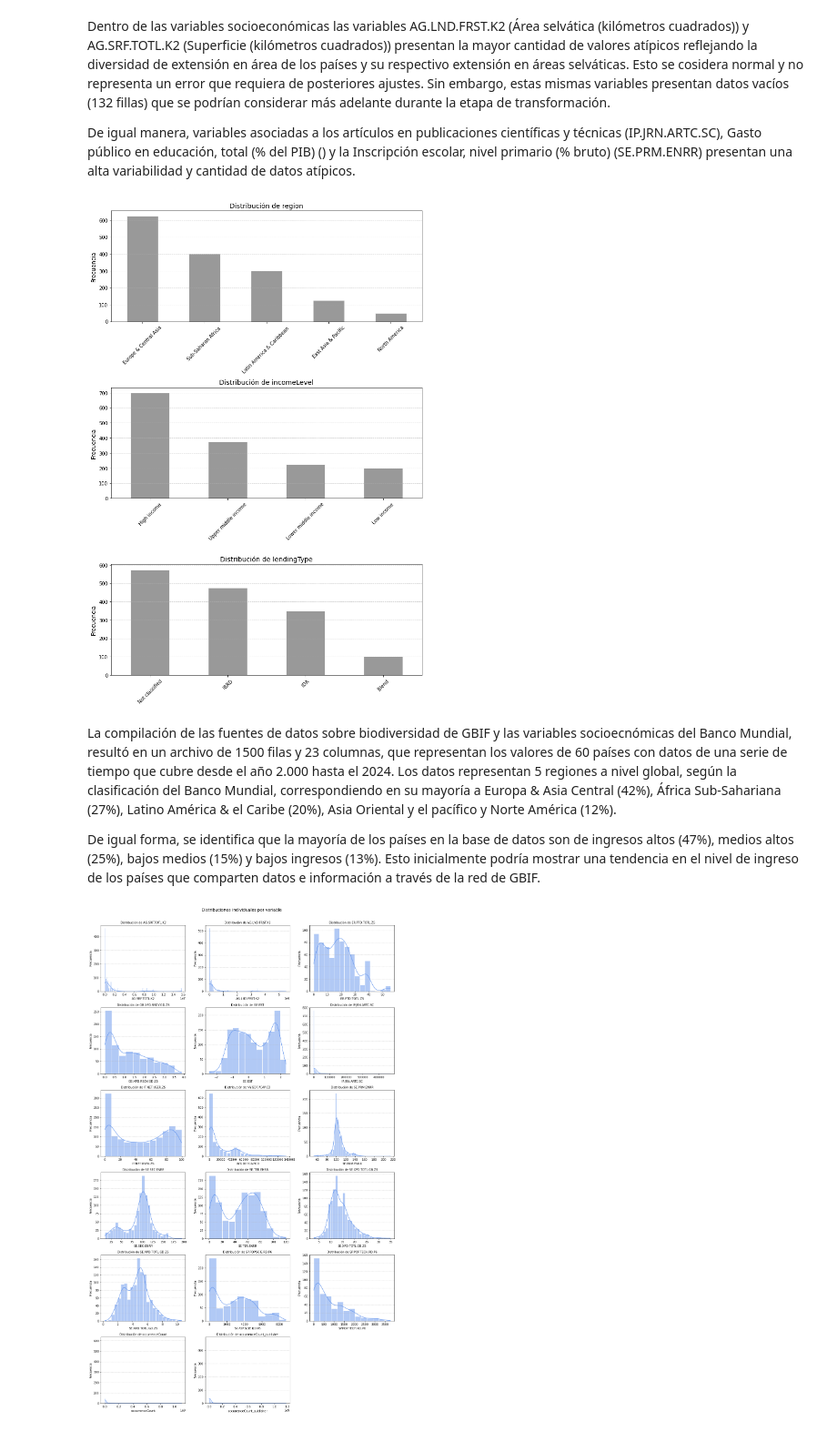
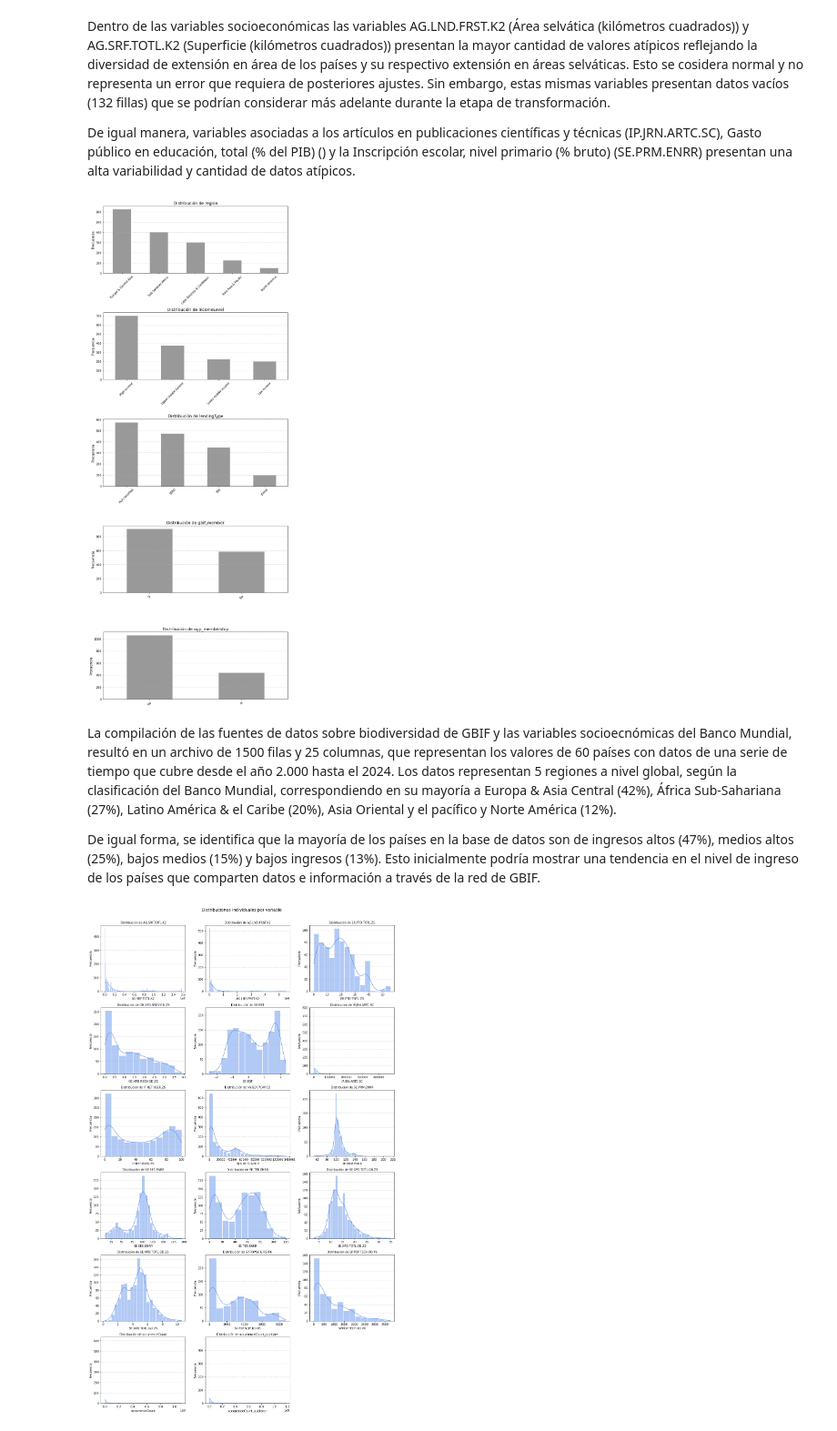
Before and after one commit to rortizgeo/Maestria_CD_Proyecto-Aplicado, a Jupyter notebook: PA_dataAnalysis.ipynb, the cells around one changed output. Shown at 91% size. Saved outputs shown, nothing was run; the diff lists cells and outputs as text; code cells hidden in the pictures.

Commit message:
Inclusión variables y transformación datos faltantes

```diff
--- a/PA_dataAnalysis.ipynb
+++ b/PA_dataAnalysis.ipynb
@@ -345,0 +520,27 @@ De forma general, se identifica que hay 1,405 filas con almenos un dato faltante
+# %%
+# Asegurarse de que la columna 'year' esté en formato numérico
+Data['year'] = pd.to_numeric(Data['year'], errors='coerce')
+
+# Agrupar por año y calcular el porcentaje de valores faltantes por fila
+missing_by_year = (
+    Data.groupby('year')
+    .apply(lambda df: df.isna().sum().sum() / df.size * 100)
+    .reset_index(name='Porcentaje_faltantes')
+)
+
+# Mostrar resultados ordenados
+missing_by_year.sort_values(by='year', inplace=True)
+print(missing_by_year)
+
+
+
+import matplotlib.pyplot as plt
+
+plt.figure(figsize=(10, 5))
+plt.plot(missing_by_year['year'], missing_by_year['Porcentaje_faltantes'], marker='o')
+plt.title('Porcentaje de datos faltantes por año')
+plt.xlabel('Año')
+plt.ylabel('Porcentaje de valores faltantes (%)')
+plt.grid(True, linestyle='--', alpha=0.7)
+plt.tight_layout()
+plt.show()
@@ -485,33 +705,33 @@ De igual manera, variables asociadas a los artículos en publicaciones científi
 # %%
 
 # Variables categóricas a graficar
-var_cat_BM = ['region', 'incomeLevel', 'lendingType']
+var_cat_BM = ['region', 'incomeLevel', 'lendingType', 'gbif_member', 'ogp_membership']
 cat_vars = Data[var_cat_BM]
 
 # Crear subplots (uno por variable categórica)
 fig, axes = plt.subplots(len(cat_vars.columns), 1, figsize=(10, 5 * len(cat_vars.columns)))
 
 # Asegurar que axes siempre sea iterable
 if len(cat_vars.columns) == 1:
     axes = [axes]
 
 # Graficar cada variable
 for ax, col in zip(axes, cat_vars.columns):
     counts = Data[col].value_counts(dropna=False)
     counts.plot(kind='bar', ax=ax, color='grey', edgecolor='white', alpha=0.8)
 
     ax.set_title(f'Distribución de {col}', fontsize=14)
     ax.set_ylabel('Frecuencia', fontsize=12)
     ax.set_xlabel('')
     ax.grid(axis='y', linestyle='--', alpha=0.7)
     ax.tick_params(axis='x', rotation=45)  # Rotar etiquetas si son largas
 
 plt.tight_layout()
 plt.show()
 # %% [output]
-[figure, old version]
+[figure, new version]
 # %% [markdown]
-La compilación de las fuentes de datos sobre biodiversidad de GBIF y las variables socioecnómicas del Banco Mundial, resultó en un archivo de 1500 filas y 23 columnas, que representan los valores de 60 países con datos de una serie de tiempo que cubre desde el año 2.000 hasta el 2024. Los datos representan 5 regiones a nivel global, según la clasificación del Banco Mundial, correspondiendo en su mayoría a Europa & Asia Central (42%), África Sub-Sahariana (27%), Latino América & el Caribe (20%), Asia Oriental y el pacífico y Norte América (12%).
+La compilación de las fuentes de datos sobre biodiversidad de GBIF y las variables socioecnómicas del Banco Mundial, resultó en un archivo de 1500 filas y 25 columnas, que representan los valores de 60 países con datos de una serie de tiempo que cubre desde el año 2.000 hasta el 2024. Los datos representan 5 regiones a nivel global, según la clasificación del Banco Mundial, correspondiendo en su mayoría a Europa & Asia Central (42%), África Sub-Sahariana (27%), Latino América & el Caribe (20%), Asia Oriental y el pacífico y Norte América (12%).
 
 De igual forma, se identifica que la mayoría de los países en la base de datos son de ingresos altos (47%), medios altos (25%), bajos medios (15%) y bajos ingresos (13%). Esto inicialmente podría mostrar una tendencia en el nivel de ingreso de los países que comparten datos e información a través de la red de GBIF.
 # %%
```
Also changed, not shown: parts of 28 cells of this notebook.
